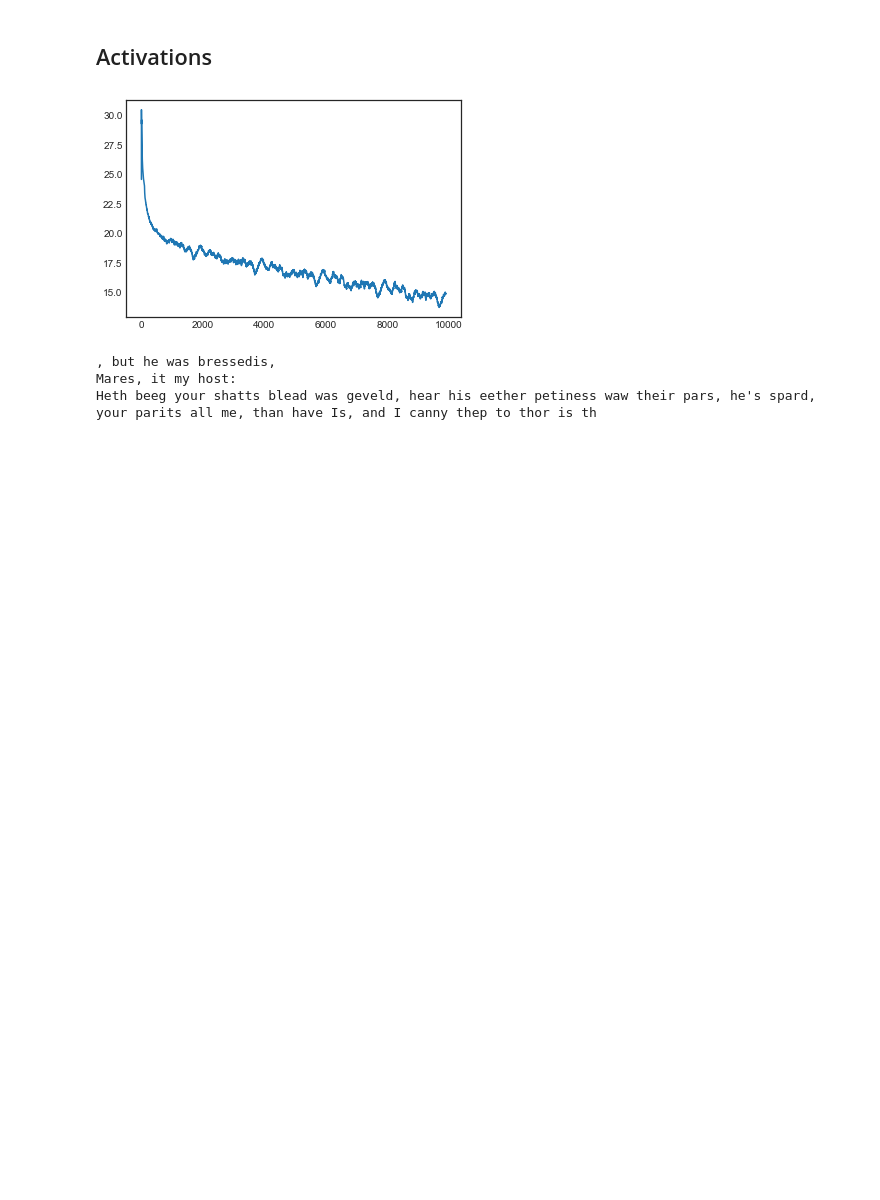
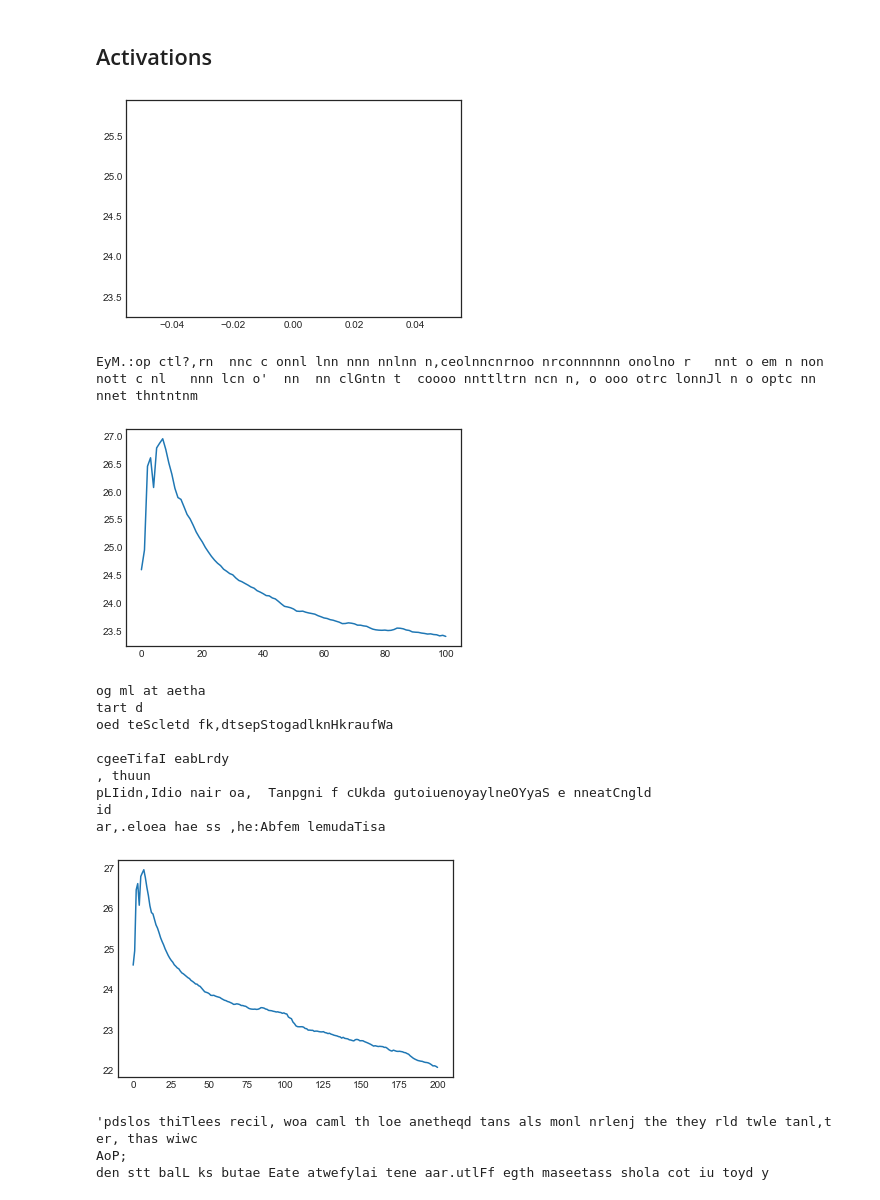
Before and after one commit to SethHWeidman/RNN_from_scratch, a Jupyter notebook: Multi_layer_LSTM.ipynb, the cells around one changed output. Drawn from its saved outputs; the diff is of its cells as text; code cells hidden in the pictures; blank space fills up the shorter version.

Commit message:
Multi layer LSTM fixes

```diff
--- a/Multi_layer_LSTM.ipynb
+++ b/Multi_layer_LSTM.ipynb
@@ -22,7 +22,7 @@ def tanh(x):
 
 
 def dtanh(y):
-    return 1 - y * ya
+    return 1 - y * y
 
 
 def softmax(x):
@@ -324,7 +337,9 @@ class Character_generator:
         sample_model = deepcopy(self.model)
 
         for i in range(sample_length):
-            x_batch_out = sample_model.forward([input_char])
+            x_batch_in = self.model._generate_one_hot_array([input_char])
+
+            x_batch_out = sample_model.forward(x_batch_in)
 
             input_char = np.random.choice(range(self.vocab_size), p=x_batch_out.ravel())
 
@@ -334,9 +349,9 @@ class Character_generator:
         return txt
 
 
-    def single_step(self):
+    def single_step(self, start_pos):
 
-        inputs, targets = self._generate_inputs_targets(self.start_pos)
+        inputs, targets = self._generate_inputs_targets(start_pos)
 
         loss = self.model.single_step(inputs, targets)
 
@@ -349,42 +364,54 @@ class Character_generator:
         plot_loss = np.zeros((0))
 
         num_iter = 0
+        start_pos = 0
 
         moving_average = deque(maxlen=100)
         while num_iter < num_iterations:
 
-            if self.start_pos + self.sequence_length > len(self.data):
-                self.start_pos = 0
+            if start_pos + self.sequence_length > len(self.data):
+                start_pos = 0
 
             ## Update the model
-            loss = self.single_step()
+            loss = self.single_step(start_pos)
             ##
 
             moving_average.append(loss)
             ma_loss = np.mean(moving_average)
 
-            self.start_pos += self.sequence_length
+            start_pos += self.sequence_length
 
             plot_iter = np.append(plot_iter, [num_iter])
             plot_loss = np.append(plot_loss, [ma_loss])
 
             if num_iter % 100 == 0:
                 plt.plot(plot_iter, plot_loss)
-                display.clear_output(wait=True)
+#                 display.clear_output(wait=True)
                 plt.show()
 
-                sample_text = self.sample_output(self.char_to_idx[self.data[self.start_pos]],
+                sample_text = self.sample_output(self.char_to_idx[self.data[start_pos]],
                                                  200)
                 print(sample_text)
 
-            self.start_pos += self.sequence_length
             num_iter += 1
 # %%
-mod = LSTM_Model(vocab_size=62, hidden_size=256, learning_rate=0.1, sequence_length=25, layers=1)
+mod = LSTM_Model(vocab_size=62, hidden_size=256, learning_rate=0.05, sequence_length=25, layers=1)
 character_generator = Character_generator('input.txt', mod)
-character_generator.training_loop(10000)
+character_generator.training_loop(1000)
 # %% [output]
-[figure, old version]
+[figure, new version]
-, but he was bressedis,
-Mares, it my host:
-Heth beeg your shatts blead was geveld, hear his eether petiness waw their pars, he's spard, your parits all me, than have Is, and I canny thep to thor is th
+EyM.:op ctl?,rn  nnc c onnl lnn nnn nnlnn n,ceolnncnrnoo nrconnnnnn onolno r   nnt o em n non nott c nl   nnn lcn o'  nn  nn clGntn t  coooo nnttltrn ncn n, o ooo otrc lonnJl n o optc nn nnet thntntnm
+[figure, added]
+og ml at aetha
+tart d
+oed teScletd fk,dtsepStogadlknHkraufWa
+
+cgeeTifaI eabLrdy
+, thuun
+pLIidn,Idio nair oa,  Tanpgni f cUkda gutoiuenoyaylneOYyaS e nneatCngld
+id
+ar,.eloea hae ss ,he:Abfem lemudaTisa
+[figure, added]
+'pdslos thiTlees recil, woa caml th loe anetheqd tans als monl nrlenj the they rld twle tanl,t er, thas wiwc
+AoP;
+den stt balL ks butae Eate atwefylai tene aar.utlFf egth maseetass shola cot iu toyd y
```
Also changed, not shown: parts of 3 cells of this notebook, 1 other file.
